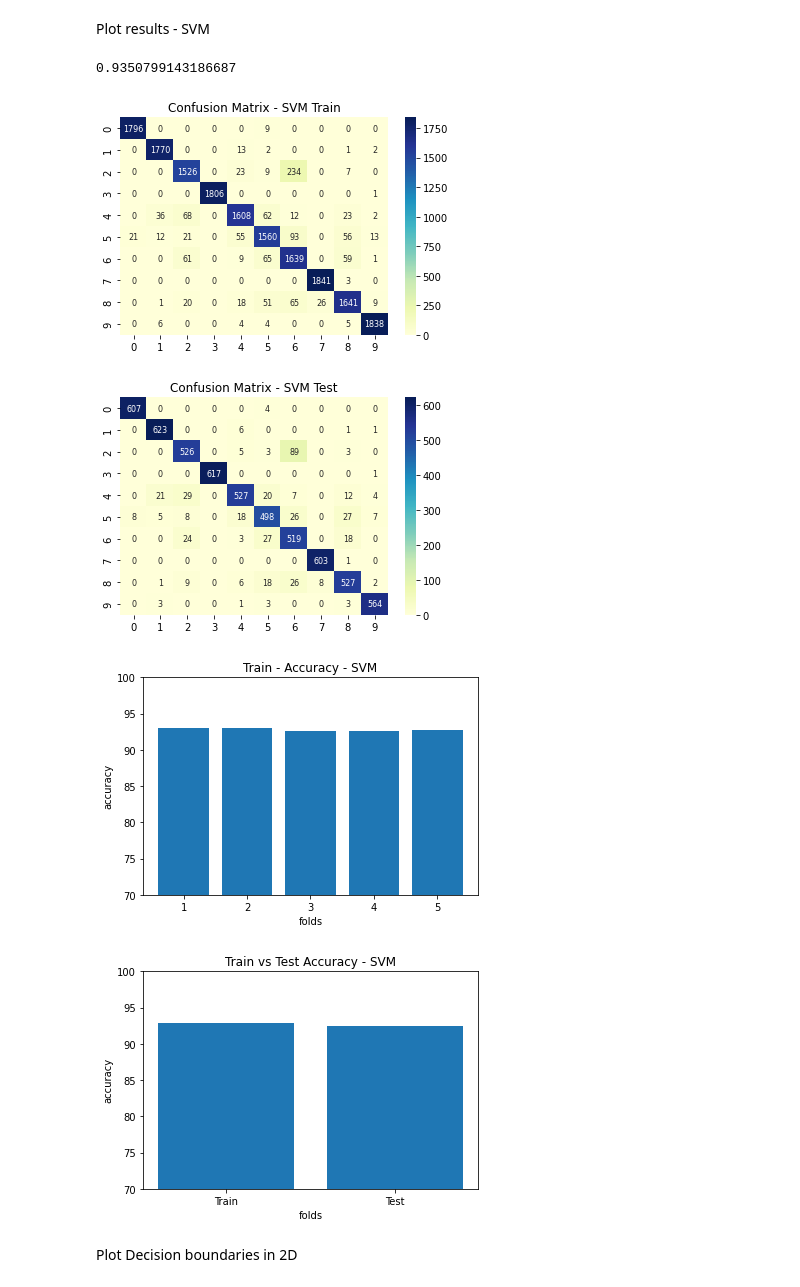
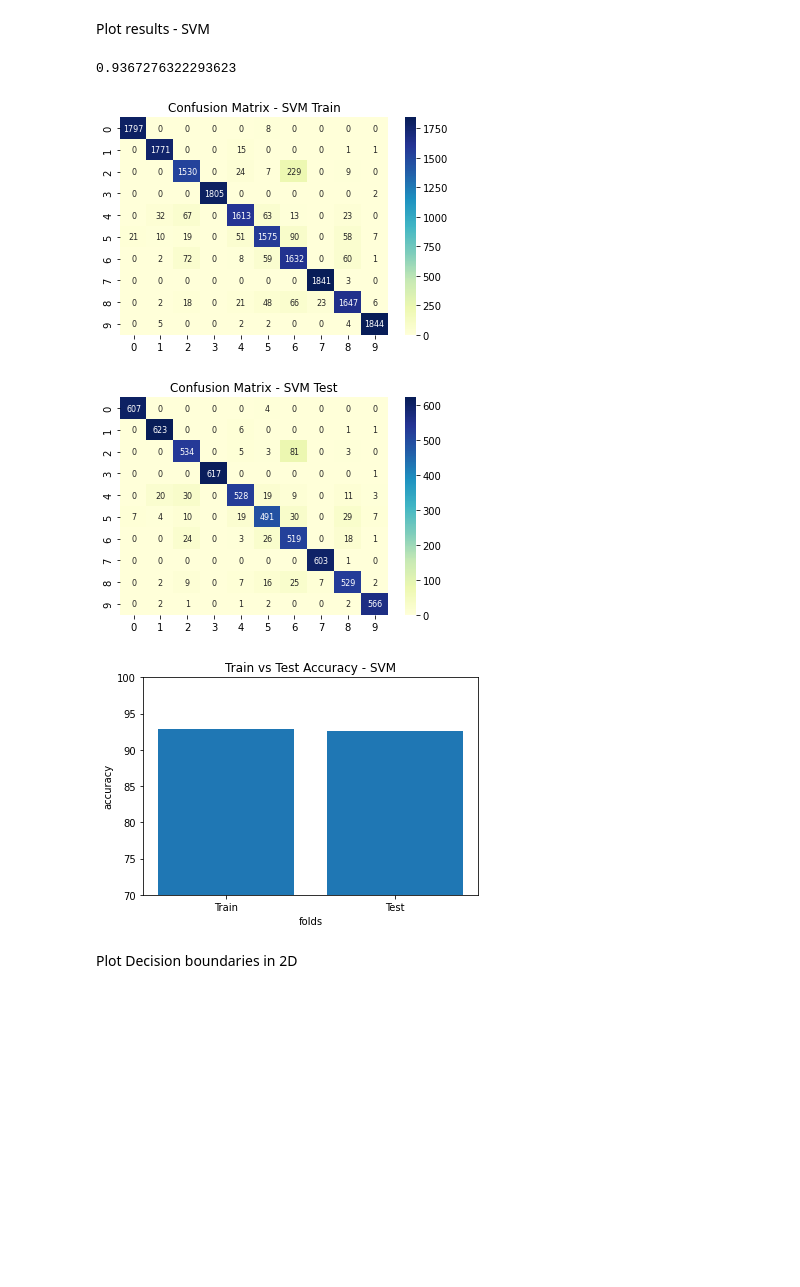
Before and after one commit to KaushikPalani/Classification_of_bearing_faults_using_ML, a Jupyter notebook: ClassificationModels.ipynb, the cells around one changed output. Cells and saved outputs as stored; diff of their text form; code cells hidden in the pictures; blank space fills up the shorter version.

```diff
--- a/ClassificationModels.ipynb
+++ b/ClassificationModels.ipynb
@@ -459,29 +461,28 @@ Label_SVM = pd.DataFrame(Y, columns = ['target'])
+# %%
+parameters = {'kernel':('rbf','poly','sigmoid'),
+              'C': [0.01, 1],
+              'gamma' : [0.01, 1],
+              'decision_function_shape' : ['ovo']}
+
+# Support vector Machine
+svm = SVC()
 # %% [markdown]
 Train the Model
 # %%
 # Test-Train Split
 X_train_SVM, X_test_SVM, y_train_SVM, y_test_SVM = train_test_split(Input_SVM_np, Y, train_size=0.75,test_size=0.25, random_state=101)
 
-# Support vector Machine - radial basis function kernel
-rbf = SVC(kernel='rbf', gamma=1, C=1, decision_function_shape='ovo')
+# Train the model to obtain the best parameters
+svm_cv = GridSearchCV(svm, parameters, cv=5)
+svm_cv.fit(X_train_SVM, y_train_SVM)
 
+print("Best parameters = ",svm_cv.best_params_)
 
-accuracy_SVM = []
-
-# Train the model
-for train, test in kfold.split(X_train_SVM, y_train_SVM):
-  history = rbf.fit(X_train_SVM[train], y_train_SVM[train])
-
-  # Evaluate the accuracy of the model on the training set
-  kf_accuracy = rbf.score(X_train_SVM[test], y_train_SVM[test])
-  accuracy_SVM.append(kf_accuracy)
-
-SVM_train_accuracy = np.average(accuracy_SVM)*100
+SVM_train_accuracy = svm_cv.best_score_*100
 print('SVM train accuracy =', SVM_train_accuracy)
 
-
 # Evaluate the accuracy of the model on the test set
-SVM_test_accuracy = rbf.score(X_test_SVM, y_test_SVM)
+SVM_test_accuracy = svm_cv.score(X_test_SVM, y_test_SVM)
 SVM_test_accuracy*=100
 print('SVM test accuracy =', SVM_test_accuracy)
 # %% [output]
@@ -492,43 +494,34 @@ Plot results - SVM
 # %%
 def ConfusionMatrix_SVM(Model, X, y):
   y_pred = Model.predict(X)
   ConfusionMat = confusion_matrix(y, y_pred)
   return ConfusionMat
 
-print(rbf.score(X_train_SVM, y_train_SVM))
+print(svm_cv.score(X_train_SVM, y_train_SVM))
 
 plt.figure(13)
 plt.title('Confusion Matrix - SVM Train')
-sns.heatmap(ConfusionMatrix_SVM(rbf, X_train_SVM, y_train_SVM) , annot=True, fmt='d',annot_kws={"fontsize":8},cmap="YlGnBu")
+sns.heatmap(ConfusionMatrix_SVM(svm_cv, X_train_SVM, y_train_SVM) , annot=True, fmt='d',annot_kws={"fontsize":8},cmap="YlGnBu")
 plt.show()
 
 plt.figure(14)
 plt.title('Confusion Matrix - SVM Test')
-sns.heatmap(ConfusionMatrix_SVM(rbf, X_test_SVM, y_test_SVM) , annot=True, fmt='d',annot_kws={"fontsize":8},cmap="YlGnBu")
-plt.show()
-
-plt.figure(15)
-plt.title('Train - Accuracy - SVM')
-plt.bar(np.arange(1,kSplits+1),[i*100 for i in accuracy_SVM])
-plt.ylabel('accuracy')
-plt.xlabel('folds')
-plt.ylim([70,100])
+sns.heatmap(ConfusionMatrix_SVM(svm_cv, X_test_SVM, y_test_SVM) , annot=True, fmt='d',annot_kws={"fontsize":8},cmap="YlGnBu")
 plt.show()
 
 plt.figure(16)
 plt.title('Train vs Test Accuracy - SVM')
 plt.bar([1,2],[SVM_train_accuracy,SVM_test_accuracy])
 plt.ylabel('accuracy')
 plt.xlabel('folds')
 plt.xticks([1,2],['Train', 'Test'])
 plt.ylim([70,100])
 plt.show()
 # %% [output]
-0.9350799143186687
+0.9367276322293623
 [figure]
 [figure]
-[figure, old version]
+[figure, new version]
-[figure, removed]
 # %% [markdown]
 Plot Decision boundaries in 2D
 # %%
```
Also changed, not shown: parts of 10 cells of this notebook.
